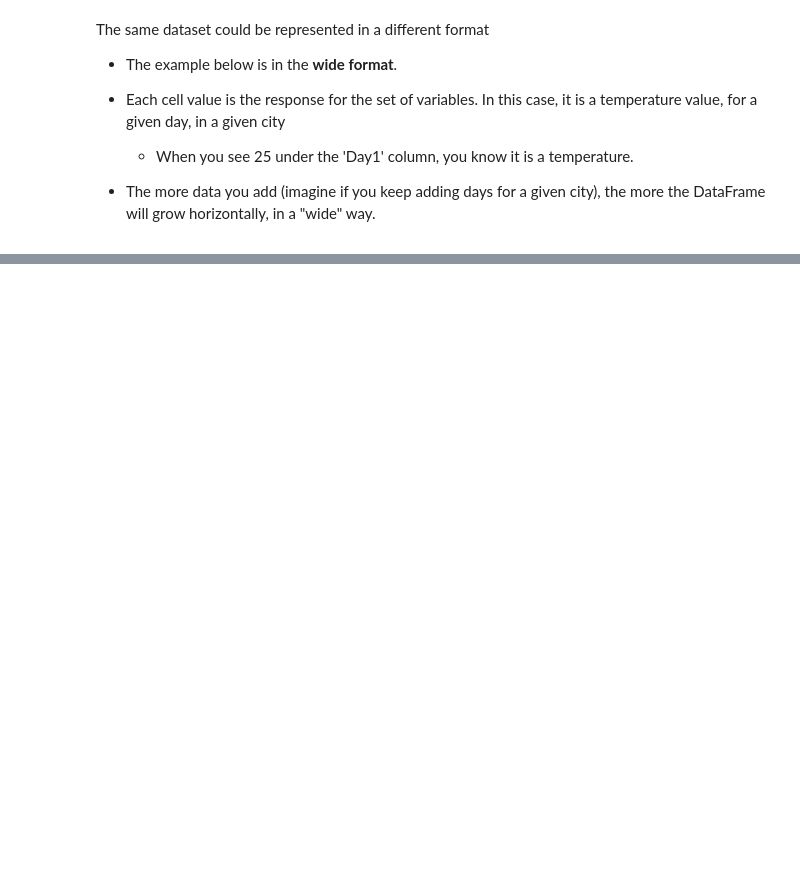
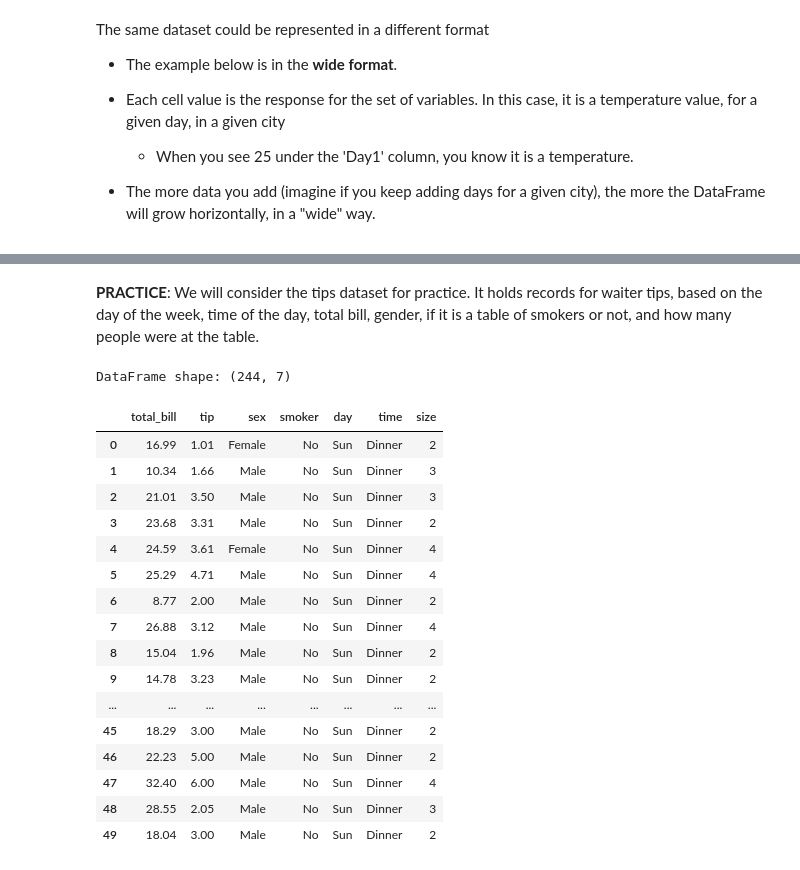
Before and after one commit to RSE1982/sept2025_DBC, a Jupyter notebook: Pandas-Notebooks/topic-13-long_x_wide_format/notebook.ipynb, the cells around one changed output, grey strips where cells are left out. Saved outputs shown, nothing was run; the diff lists cells and outputs as text; code cells hidden in the pictures; blank space fills up the shorter version.

```diff
--- a/Pandas-Notebooks/topic-13-long_x_wide_format/notebook.ipynb
+++ b/Pandas-Notebooks/topic-13-long_x_wide_format/notebook.ipynb
@@ -81,0 +409,25 @@ The same dataset could be represented in a different format
+# %% [markdown]
+ **PRACTICE**: We will consider the tips dataset for practice. It holds records for waiter tips, based on the day of the week, time of the day, total bill, gender, if it is a table of smokers or not, and how many people were at the table.
+# %%
+df_practice = sns.load_dataset('tips')
+print(f"DataFrame shape: {df_practice.shape}")
+df_practice.head(50)
+# %% [output]
+DataFrame shape: (244, 7)
+|  | total_bill | tip | sex | smoker | day | time | size |
+| 0 | 16.99 | 1.01 | Female | No | Sun | Dinner | 2 |
+| 1 | 10.34 | 1.66 | Male | No | Sun | Dinner | 3 |
+| 2 | 21.01 | 3.50 | Male | No | Sun | Dinner | 3 |
+| 3 | 23.68 | 3.31 | Male | No | Sun | Dinner | 2 |
+| 4 | 24.59 | 3.61 | Female | No | Sun | Dinner | 4 |
+| 5 | 25.29 | 4.71 | Male | No | Sun | Dinner | 4 |
+| 6 | 8.77 | 2.00 | Male | No | Sun | Dinner | 2 |
+| 7 | 26.88 | 3.12 | Male | No | Sun | Dinner | 4 |
+| 8 | 15.04 | 1.96 | Male | No | Sun | Dinner | 2 |
+| 9 | 14.78 | 3.23 | Male | No | Sun | Dinner | 2 |
+| ... | ... | ... | ... | ... | ... | ... | ... |
+| 45 | 18.29 | 3.00 | Male | No | Sun | Dinner | 2 |
+| 46 | 22.23 | 5.00 | Male | No | Sun | Dinner | 2 |
+| 47 | 32.40 | 6.00 | Male | No | Sun | Dinner | 4 |
+| 48 | 28.55 | 2.05 | Male | No | Sun | Dinner | 3 |
+| 49 | 18.04 | 3.00 | Male | No | Sun | Dinner | 2 |
```
Also changed, not shown: parts of 48 cells of this notebook, 5 other files.
